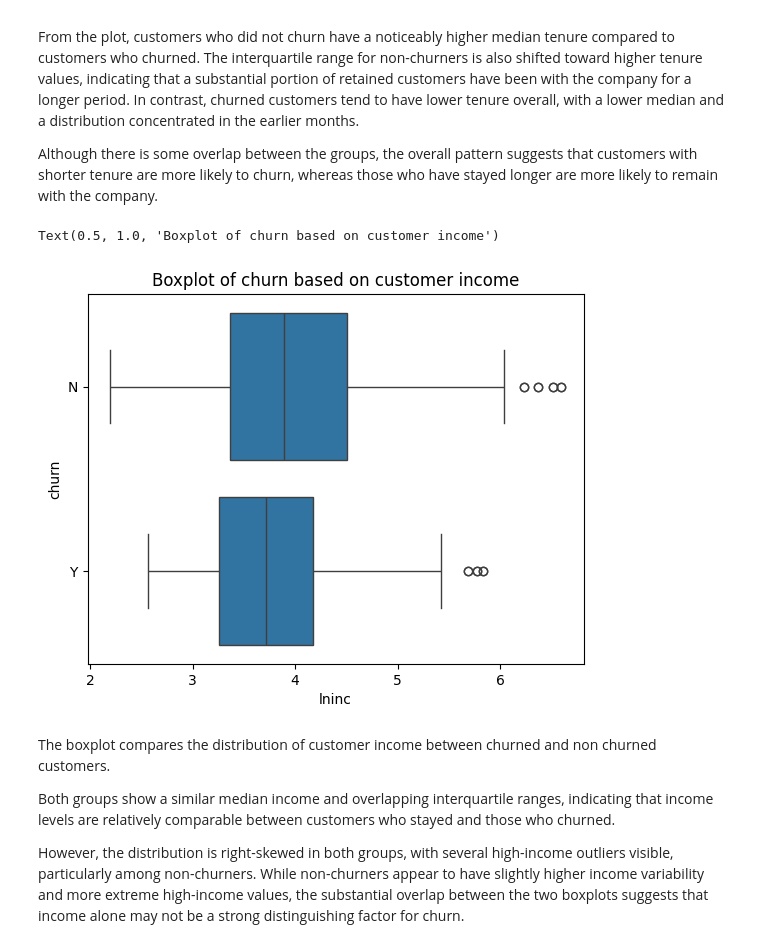
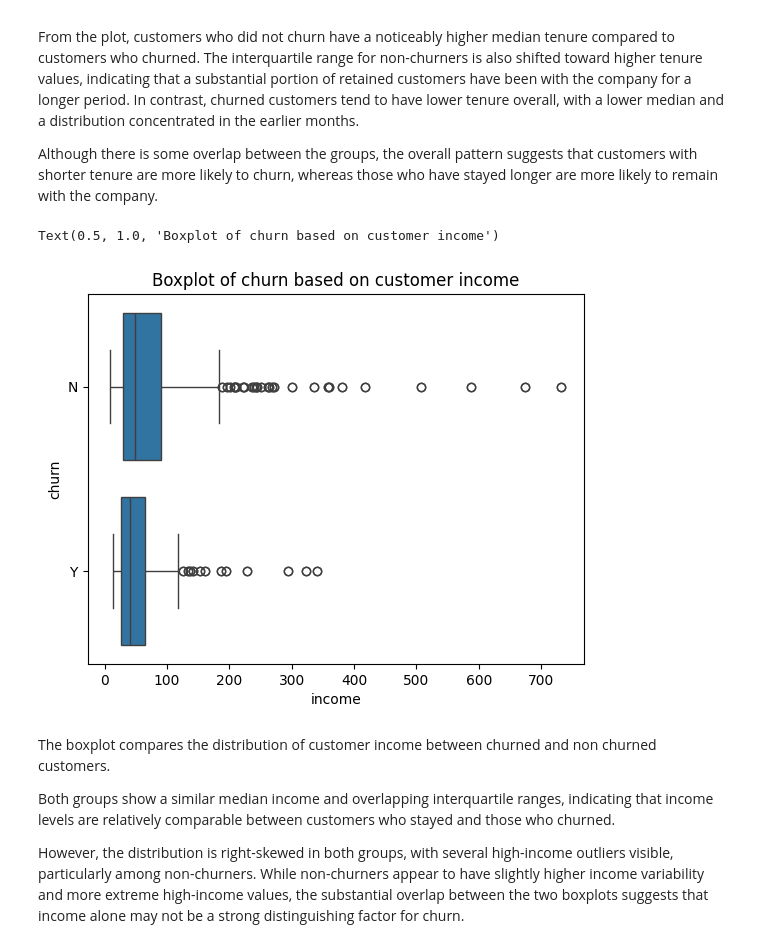
Before and after one commit to Chanbomey/Chanbomey, a Jupyter notebook: Customer_Churn_Project.ipynb, the cells around one changed output. Saved outputs shown, nothing was run; the diff lists cells and outputs as text; code cells hidden in the pictures.

```diff
--- a/Customer_Churn_Project.ipynb
+++ b/Customer_Churn_Project.ipynb
@@ -293,11 +338,11 @@ From the plot, customers who did not churn have a noticeably higher median tenur
 Although there is some overlap between the groups, the overall pattern suggests that customers with shorter tenure are more likely to churn, whereas those who have stayed longer are more likely to remain with the company.
 # %%
 # Examine relationships between numeric and categorical variables: churn by income
-snsplot = sns.boxplot(x='lninc', y= 'churn', data = customer_churn)
+snsplot = sns.boxplot(x='income', y= 'churn', data = customer_churn)
 snsplot.set_title("Boxplot of churn based on customer income")
 # %% [output]
 Text(0.5, 1.0, 'Boxplot of churn based on customer income')
-[figure, old version]
+[figure, new version]
 # %% [markdown]
 The boxplot compares the distribution of customer income between churned and non churned customers.
 
```
Also changed, not shown: parts of 96 cells of this notebook.
